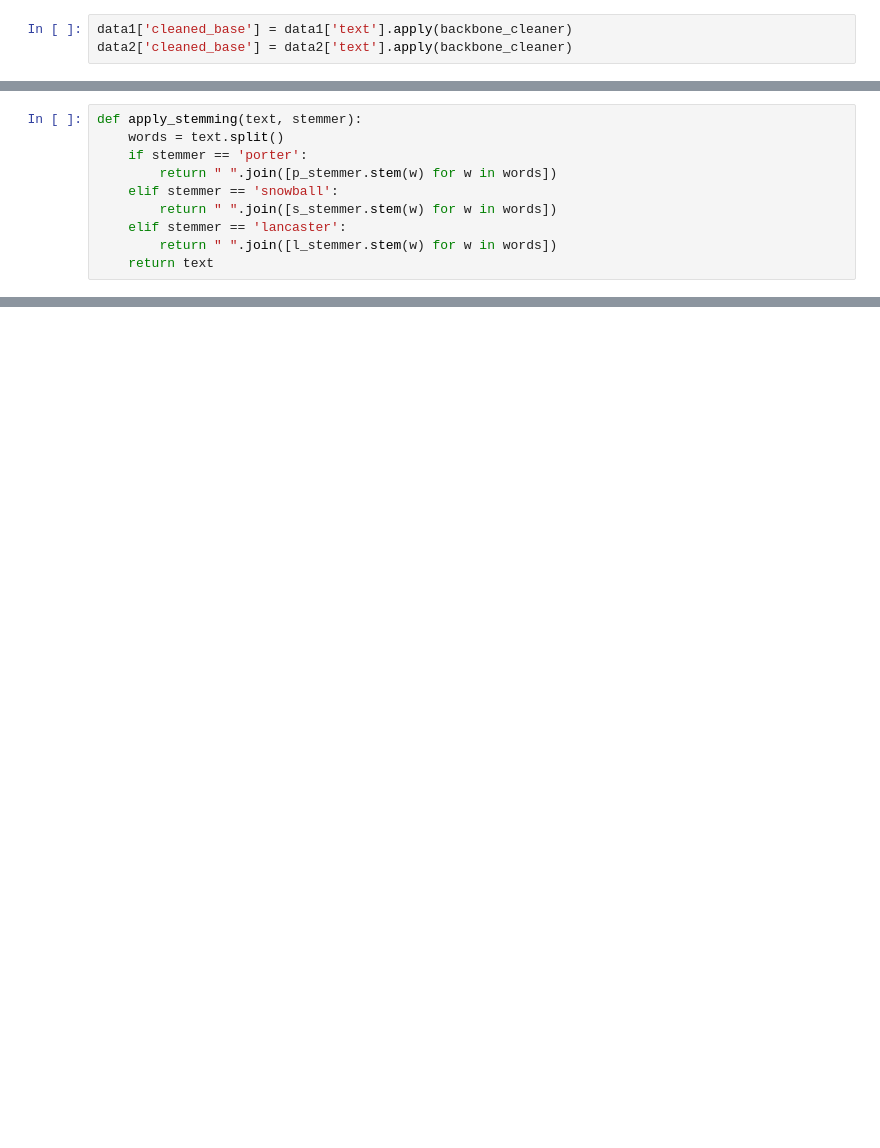
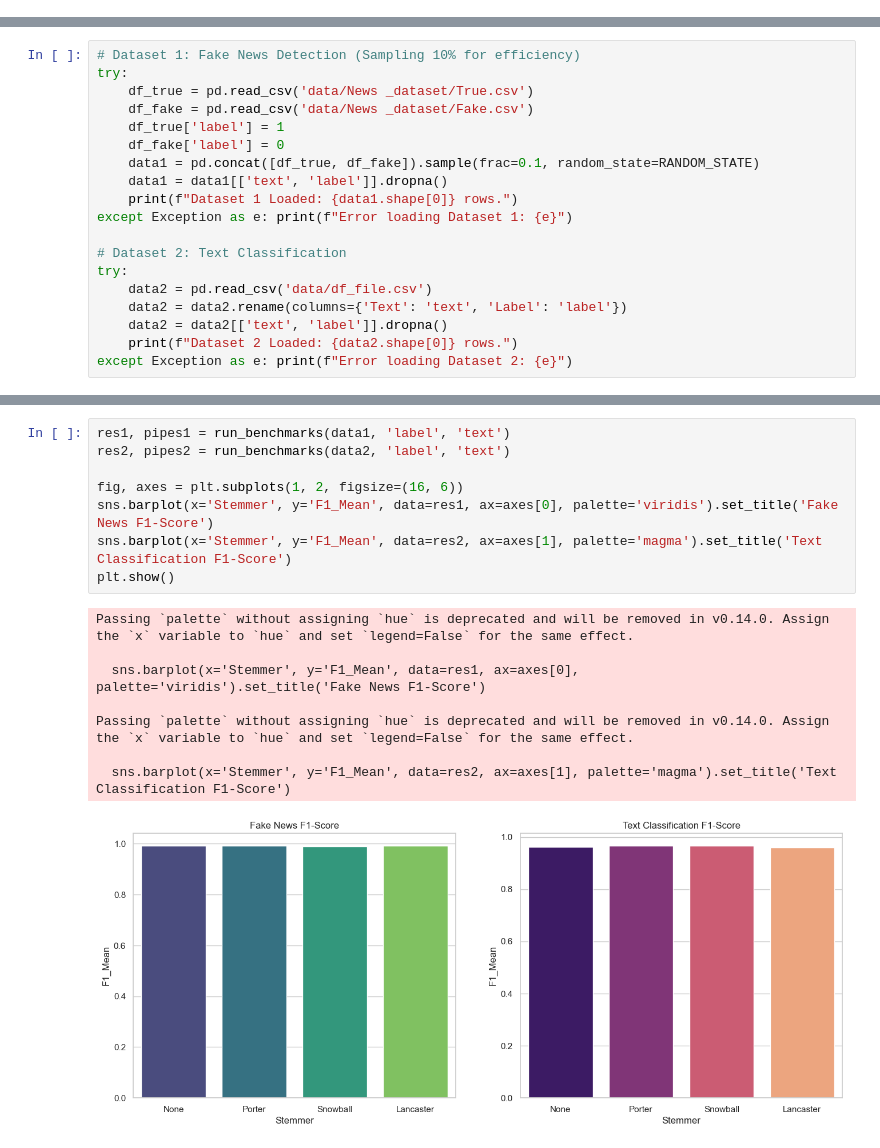
Before and after one commit to mal0101/Text-Mining-Project, a Jupyter notebook: main.ipynb, the cells around one changed output, grey strips where cells are left out. Saved outputs shown, nothing was run; the diff lists cells and outputs as text; blank space fills up the shorter version.

Commit message:
enhanced text mining project

```diff
--- a/main.ipynb
+++ b/main.ipynb
@@ -121,3 +0,0 @@ def backbone_cleaner(text):
-# %%
-data1['cleaned_base'] = data1['text'].apply(backbone_cleaner)
-data2['cleaned_base'] = data2['text'].apply(backbone_cleaner)
@@ -152,10 +0,0 @@ l_stemmer = LancasterStemmer()
-# %%
-def apply_stemming(text, stemmer):
-    words = text.split()
-    if stemmer == 'porter':
-        return " ".join([p_stemmer.stem(w) for w in words])
-    elif stemmer == 'snowball':
-        return " ".join([s_stemmer.stem(w) for w in words])
-    elif stemmer == 'lancaster':
-        return " ".join([l_stemmer.stem(w) for w in words])
-    return text
@@ -312,0 +35,19 @@ After evaluating performances across binary/multi-class datasets while controlli
+# %%
+# Dataset 1: Fake News Detection (Sampling 10% for efficiency)
+try:
+    df_true = pd.read_csv('data/News _dataset/True.csv')
+    df_fake = pd.read_csv('data/News _dataset/Fake.csv')
+    df_true['label'] = 1
+    df_fake['label'] = 0
+    data1 = pd.concat([df_true, df_fake]).sample(frac=0.1, random_state=RANDOM_STATE)
+    data1 = data1[['text', 'label']].dropna()
+    print(f"Dataset 1 Loaded: {data1.shape[0]} rows.")
+except Exception as e: print(f"Error loading Dataset 1: {e}")
+
+# Dataset 2: Text Classification
+try:
+    data2 = pd.read_csv('data/df_file.csv')
+    data2 = data2.rename(columns={'Text': 'text', 'Label': 'label'})
+    data2 = data2[['text', 'label']].dropna()
+    print(f"Dataset 2 Loaded: {data2.shape[0]} rows.")
+except Exception as e: print(f"Error loading Dataset 2: {e}")
@@ -312,0 +119,17 @@ After evaluating performances across binary/multi-class datasets while controlli
+# %%
+res1, pipes1 = run_benchmarks(data1, 'label', 'text')
+res2, pipes2 = run_benchmarks(data2, 'label', 'text')
+
+fig, axes = plt.subplots(1, 2, figsize=(16, 6))
+sns.barplot(x='Stemmer', y='F1_Mean', data=res1, ax=axes[0], palette='viridis').set_title('Fake News F1-Score')
+sns.barplot(x='Stemmer', y='F1_Mean', data=res2, ax=axes[1], palette='magma').set_title('Text Classification F1-Score')
+plt.show()
+# %% [output]
+Passing `palette` without assigning `hue` is deprecated and will be removed in v0.14.0. Assign the `x` variable to `hue` and set `legend=False` for the same effect.
+
+  sns.barplot(x='Stemmer', y='F1_Mean', data=res1, ax=axes[0], palette='viridis').set_title('Fake News F1-Score')
+
+Passing `palette` without assigning `hue` is deprecated and will be removed in v0.14.0. Assign the `x` variable to `hue` and set `legend=False` for the same effect.
+
+  sns.barplot(x='Stemmer', y='F1_Mean', data=res2, ax=axes[1], palette='magma').set_title('Text Classification F1-Score')
+[figure, added]
```
Also changed, not shown: parts of 43 cells of this notebook.
